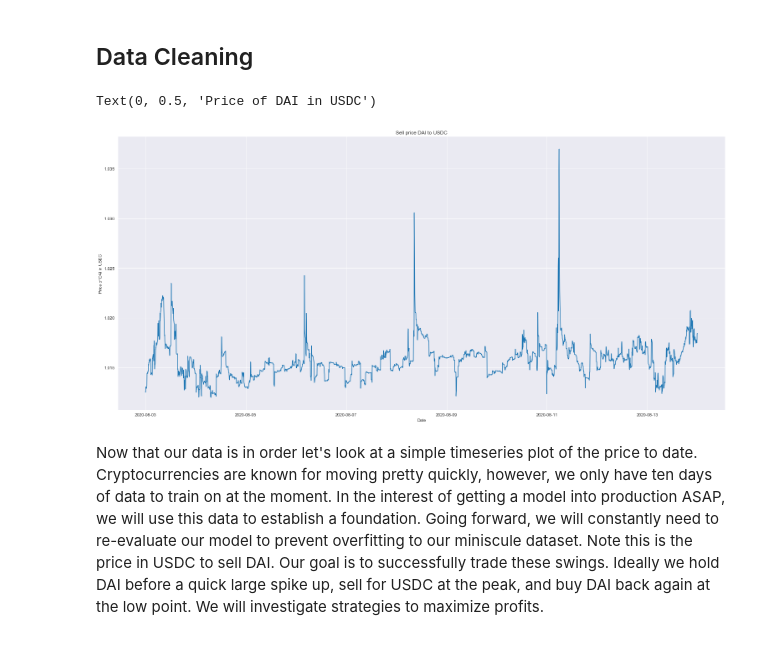
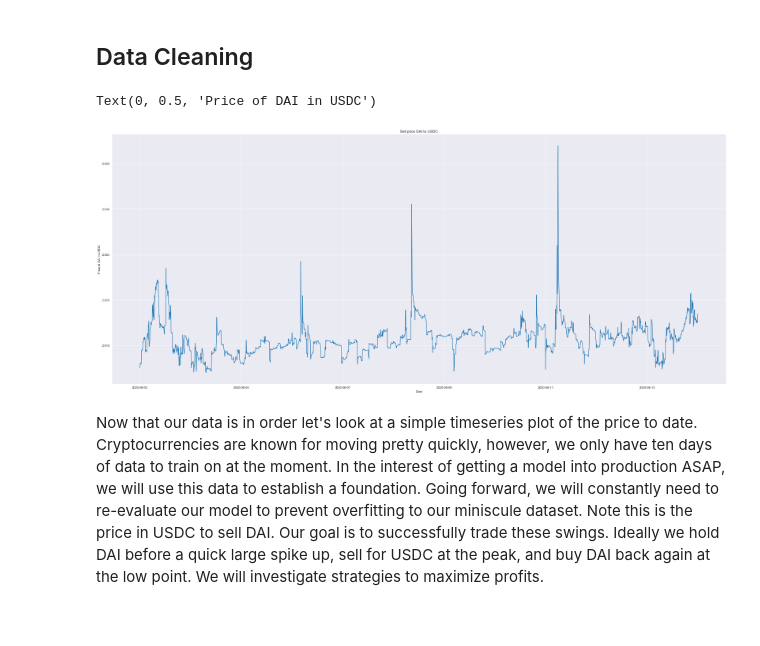
Before and after one commit to db-lab/portfolio, a Jupyter notebook: stablecoins/test_metrics/test_metrics_final.ipynb, the cells around one changed output. Drawn from its saved outputs; the diff is of its cells as text; code cells hidden in the pictures.

Commit message:
testing plot sizing

```diff
--- a/stablecoins/test_metrics/test_metrics_final.ipynb
+++ b/stablecoins/test_metrics/test_metrics_final.ipynb
@@ -101,18 +101,18 @@ dai['price'] = dai['price'] + 1
 # %%
 # Isolate timeframe of interest
 dai = dai[(dai['date'] >= '2020-08-03') & (dai['date'] <= '2020-08-14')]
 
 # Plot time series
 sns.set_style('darkgrid')
-plt.figure(figsize=(26, 12))
+plt.figure(figsize=(36, 15))
 #test = create_boundaries(august_only, .0015, 2.5)
 ax = sns.lineplot('date','price', data = dai)
 ax.set_title("Sell price DAI to USDC")
 ax.set_xlabel("Date")
 ax.set_ylabel("Price of DAI in USDC")
 # %% [output]
 Text(0, 0.5, 'Price of DAI in USDC')
-[figure, old version]
+[figure, new version]
 # %% [markdown]
 
 
```
